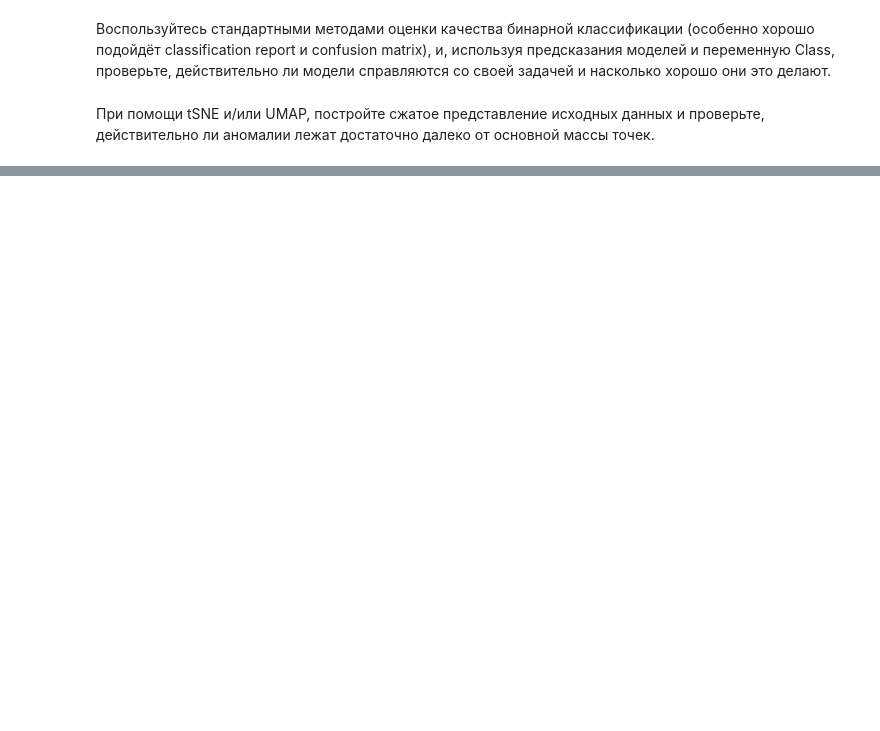
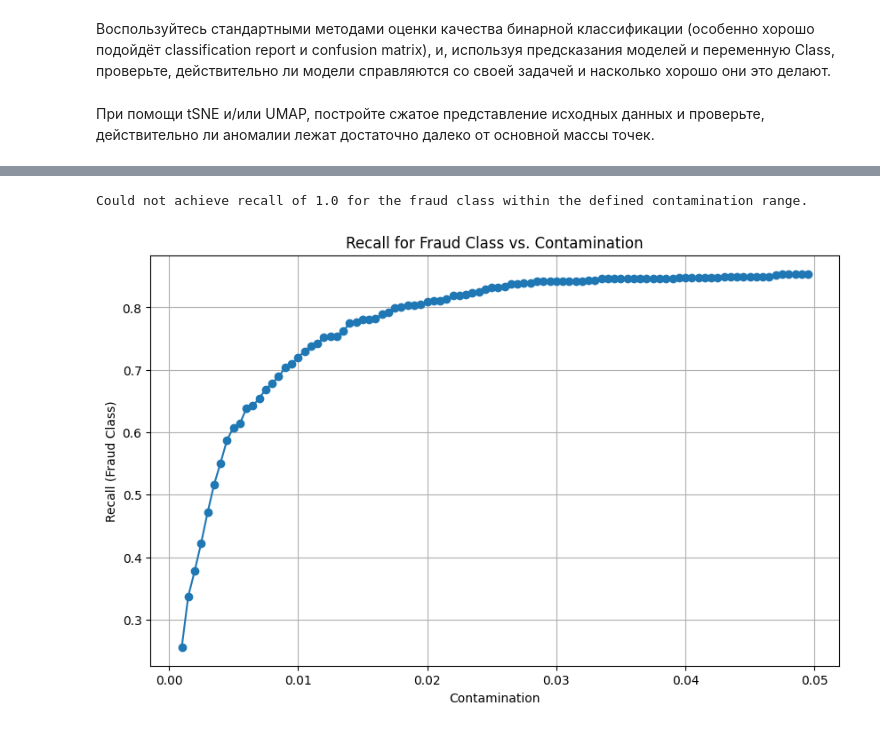
Before and after one commit to Evans-Sense/pet, a Jupyter notebook: Hometask_3_MLPro2025.ipynb, the cells around one changed output, grey strips where cells are left out. Drawn from its saved outputs; the diff is of its cells as text; code cells hidden in the pictures; blank space fills up the shorter version.

```diff
--- a/Hometask_3_MLPro2025.ipynb
+++ b/Hometask_3_MLPro2025.ipynb
@@ -555,0 +710,79 @@ else:
+# %%
+from sklearn.ensemble import IsolationForest
+from sklearn.metrics import classification_report
+
+# 1. Initialize empty lists
+recall_scores = []
+contamination_values = []
+
+# Retrieve best_max_features from previous step
+# (Assuming best_max_features is available in the environment from cell 4618ac9c output)
+# If not, set it manually based on the previous output: best_max_features = 8.0
+
+# 2. Create a range of `contamination` values
+# Start from a small value and increment gradually.
+# The current anomaly percentage is 0.1727% or 0.001727.
+# To achieve higher recall, contamination might need to be higher than the actual fraud percentage.
+# Let's try a range from slightly below actual fraud percentage to a higher value.
+
+# Adjusting step size and range based on the need to potentially reach 1.0 recall,
+# which might require a higher contamination if the model struggles to identify all frauds.
+# Using np.arange for float steps.
+contamination_range = np.arange(0.001, 0.05, 0.0005) # From 0.1% to 5%, with 0.05% steps
+
+optimal_contamination = None
+
+# 3. Loop through each `cont` value
+for cont in tqdm(contamination_range, desc="Tuning IsolationForest contamination"): # Using tqdm for progress bar
+    # a. Print the current `contamination` value being tested.
+    # print(f"Testing contamination = {cont:.4f}")
+
+    # b. Instantiate an `IsolationForest` model
+    isolation_forest_tuned = IsolationForest(n_estimators=100, contamination=cont,
+                                           max_features=best_max_features, bootstrap=True, random_state=42,
+                                           n_jobs=-1)
+    # c. Fit the `IsolationForest` model
+    isolation_forest_tuned.fit(scaled_data)
+
+    # d. Predict outliers
+    isolation_outliers_tuned = isolation_forest_tuned.predict(scaled_data)
+
+    # e. Convert the predictions to binary labels
+    predicted_labels_tuned = np.array([1 if label == -1 else 0 for label in isolation_outliers_tuned])
+
+    # f. Calculate the classification report
+    report_tuned = classification_report(true_labels, predicted_labels_tuned, output_dict=True, zero_division=0)
+
+    # g. Extract the recall score for the fraud class (label '1')
+    recall_fraud = report_tuned['1']['recall']
+
+    # h. Append values to lists
+    contamination_values.append(cont)
+    recall_scores.append(recall_fraud)
+
+    # i. Check if recall is approximately 1.0
+    if recall_fraud >= 0.999:
+        optimal_contamination = cont
+        print(f"Found optimal contamination: {optimal_contamination:.4f} with recall: {recall_fraud:.4f}")
+        break
+
+if optimal_contamination is None:
+    print("Could not achieve recall of 1.0 for the fraud class within the defined contamination range.")
+else:
+    print(f"Tuning complete. Optimal contamination found: {optimal_contamination:.4f}")
+
+
+# Plotting results if needed (optional for this subtask but good practice for analysis)
+plt.figure(figsize=(10, 6))
+plt.plot(contamination_values, recall_scores, marker='o', linestyle='-')
+plt.title('Recall for Fraud Class vs. Contamination')
+plt.xlabel('Contamination')
+plt.ylabel('Recall (Fraud Class)')
+plt.grid(True)
+if optimal_contamination:
+    plt.axvline(x=optimal_contamination, color='r', linestyle='--', label=f'Optimal Contamination = {optimal_contamination:.4f}')
+    plt.legend()
+plt.show()
+# %% [output]
+Could not achieve recall of 1.0 for the fraud class within the defined contamination range.
+[figure, added]
```
Also changed, not shown: parts of 14 cells of this notebook.
